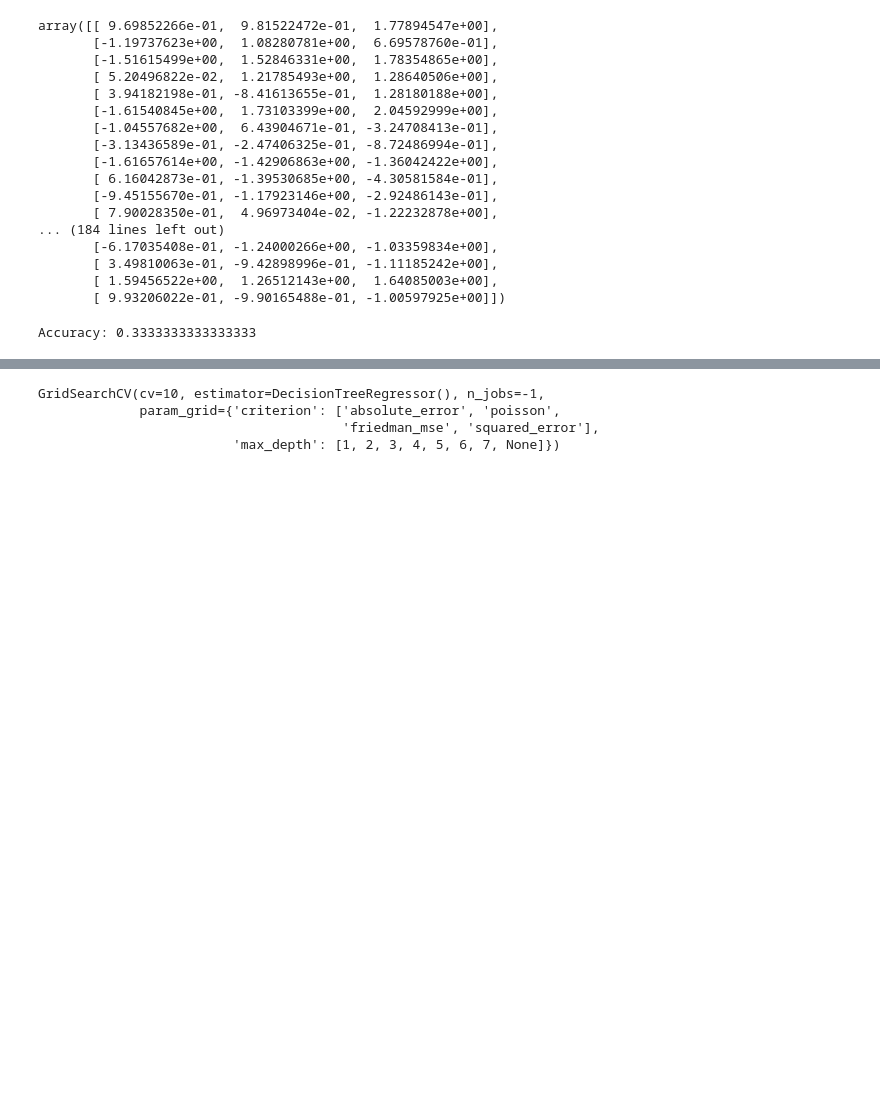
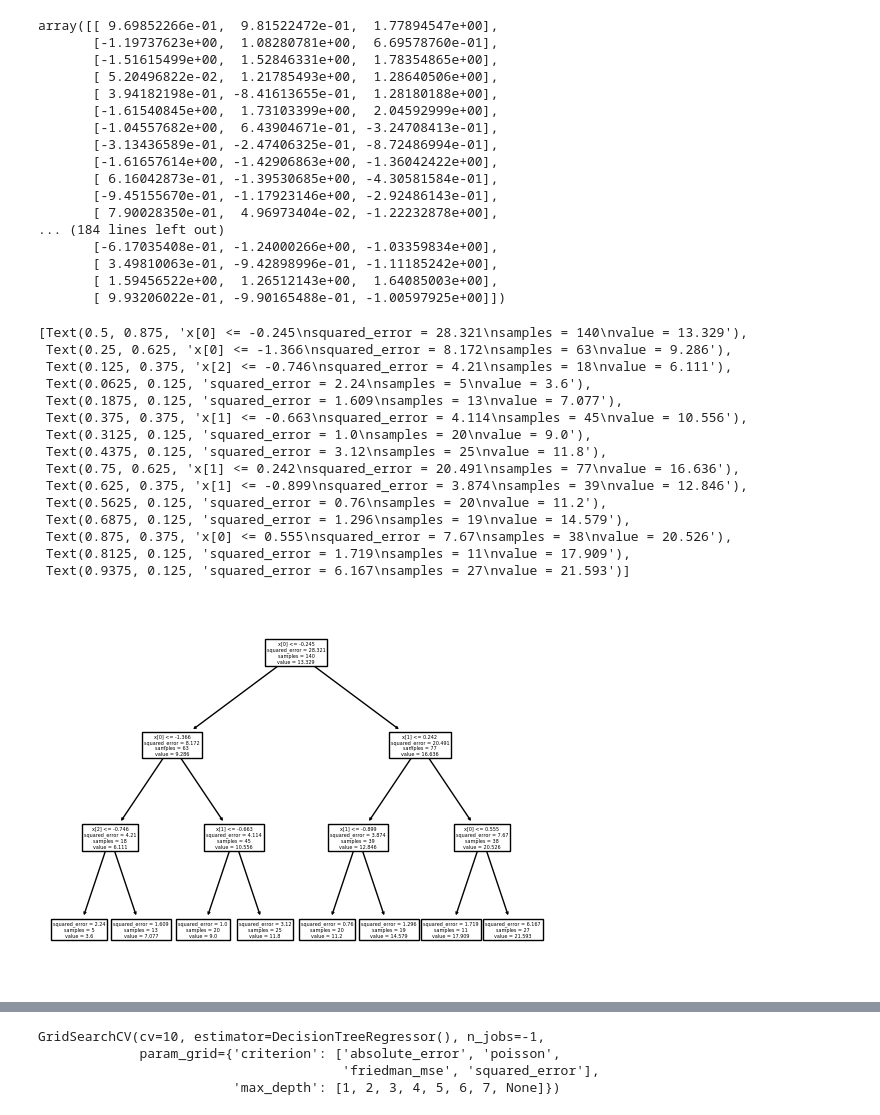
Before and after one commit to rida-manzoor/ML, a Jupyter notebook: DecisionTrees.ipynb, the cells around one changed output, grey strips where cells are left out. Saved outputs shown, nothing was run; the diff lists cells and outputs as text; code cells hidden in the pictures; blank space fills up the shorter version.

```diff
--- a/DecisionTrees.ipynb
+++ b/DecisionTrees.ipynb
@@ -488,10 +644,27 @@ X_train, X_test, y_train, y_test = train_test_split(X, y, test_size=0.3, random_
 # %%
 from sklearn.tree import DecisionTreeRegressor
 
-model = DecisionTreeRegressor()
+model = DecisionTreeRegressor(max_depth=3)
 model = model.fit(X_train,y_train)
 y_pred = model.predict(X_test)
-# %%
-print("Accuracy:",metrics.accuracy_score(y_test, y_pred))
-# %% [output]
-Accuracy: 0.3333333333333333
+# %%
+from sklearn.tree import plot_tree
+
+plot_tree(model)
+# %% [output]
+[Text(0.5, 0.875, 'x[0] <= -0.245\nsquared_error = 28.321\nsamples = 140\nvalue = 13.329'),
+ Text(0.25, 0.625, 'x[0] <= -1.366\nsquared_error = 8.172\nsamples = 63\nvalue = 9.286'),
+ Text(0.125, 0.375, 'x[2] <= -0.746\nsquared_error = 4.21\nsamples = 18\nvalue = 6.111'),
+ Text(0.0625, 0.125, 'squared_error = 2.24\nsamples = 5\nvalue = 3.6'),
+ Text(0.1875, 0.125, 'squared_error = 1.609\nsamples = 13\nvalue = 7.077'),
+ Text(0.375, 0.375, 'x[1] <= -0.663\nsquared_error = 4.114\nsamples = 45\nvalue = 10.556'),
+ Text(0.3125, 0.125, 'squared_error = 1.0\nsamples = 20\nvalue = 9.0'),
+ Text(0.4375, 0.125, 'squared_error = 3.12\nsamples = 25\nvalue = 11.8'),
+ Text(0.75, 0.625, 'x[1] <= 0.242\nsquared_error = 20.491\nsamples = 77\nvalue = 16.636'),
+ Text(0.625, 0.375, 'x[1] <= -0.899\nsquared_error = 3.874\nsamples = 39\nvalue = 12.846'),
+ Text(0.5625, 0.125, 'squared_error = 0.76\nsamples = 20\nvalue = 11.2'),
+ Text(0.6875, 0.125, 'squared_error = 1.296\nsamples = 19\nvalue = 14.579'),
+ Text(0.875, 0.375, 'x[0] <= 0.555\nsquared_error = 7.67\nsamples = 38\nvalue = 20.526'),
+ Text(0.8125, 0.125, 'squared_error = 1.719\nsamples = 11\nvalue = 17.909'),
+ Text(0.9375, 0.125, 'squared_error = 6.167\nsamples = 27\nvalue = 21.593')]
+[figure, added]
```
Also changed, not shown: parts of 17 cells of this notebook.
